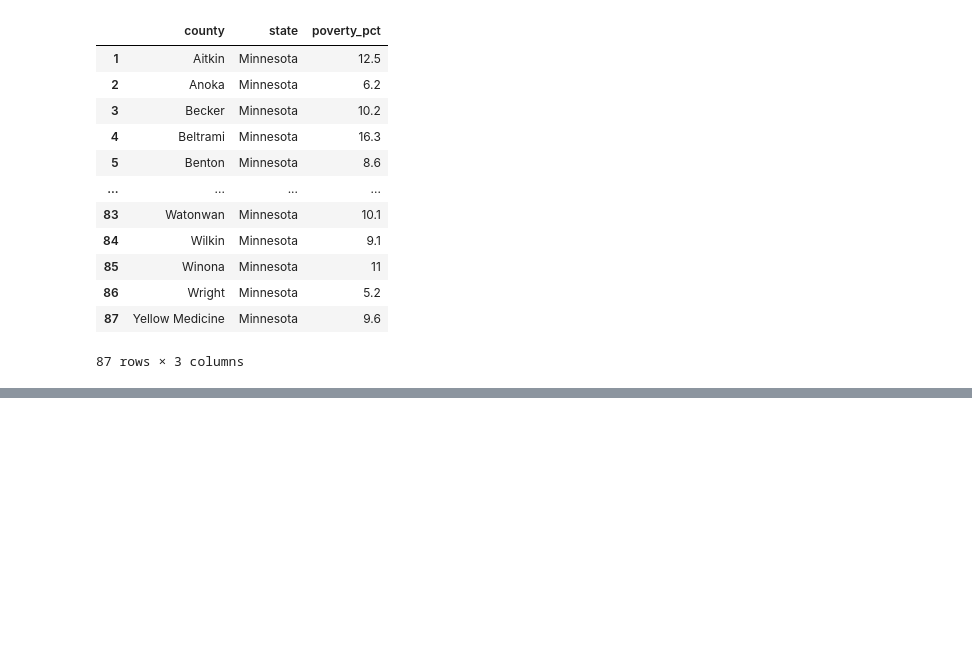
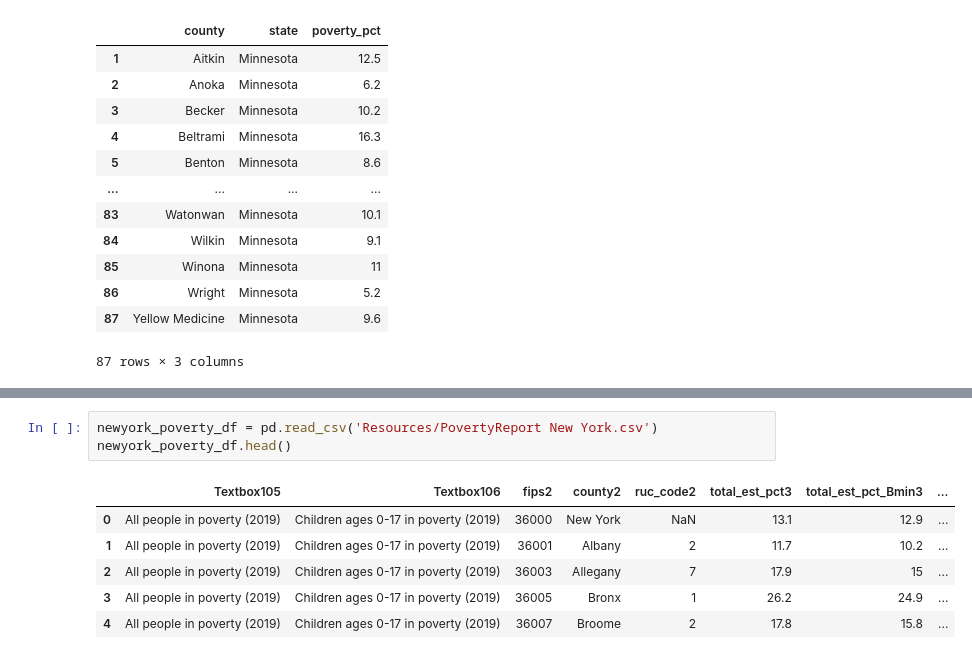
Before and after one commit to nhuquynhle22/Crime_Rates_vs_City_Budgets, a Jupyter notebook: poverty_dataset.ipynb, the cells around one changed output, grey strips where cells are left out. Drawn from its saved outputs; the diff is of its cells as text; blank space fills up the shorter version.

```diff
--- a/poverty_dataset.ipynb
+++ b/poverty_dataset.ipynb
@@ -266,0 +331,10 @@ nevada_poverty_df.head()
+# %%
+newyork_poverty_df = pd.read_csv('Resources/PovertyReport New York.csv')
+newyork_poverty_df.head()
+# %% [output]
+|  | Textbox105 | Textbox106 | fips2 | county2 | ruc_code2 | total_est_pct3 | total_est_pct_Bmin3 | ... |
+| 0 | All people in poverty (2019) | Children ages 0-17 in poverty (2019) | 36000 | New York | NaN | 13.1 | 12.9 | ... |
+| 1 | All people in poverty (2019) | Children ages 0-17 in poverty (2019) | 36001 | Albany | 2 | 11.7 | 10.2 | ... |
+| 2 | All people in poverty (2019) | Children ages 0-17 in poverty (2019) | 36003 | Allegany | 7 | 17.9 | 15 | ... |
+| 3 | All people in poverty (2019) | Children ages 0-17 in poverty (2019) | 36005 | Bronx | 1 | 26.2 | 24.9 | ... |
+| 4 | All people in poverty (2019) | Children ages 0-17 in poverty (2019) | 36007 | Broome | 2 | 17.8 | 15.8 | ... |
```
Also changed, not shown: parts of 9 cells of this notebook.
